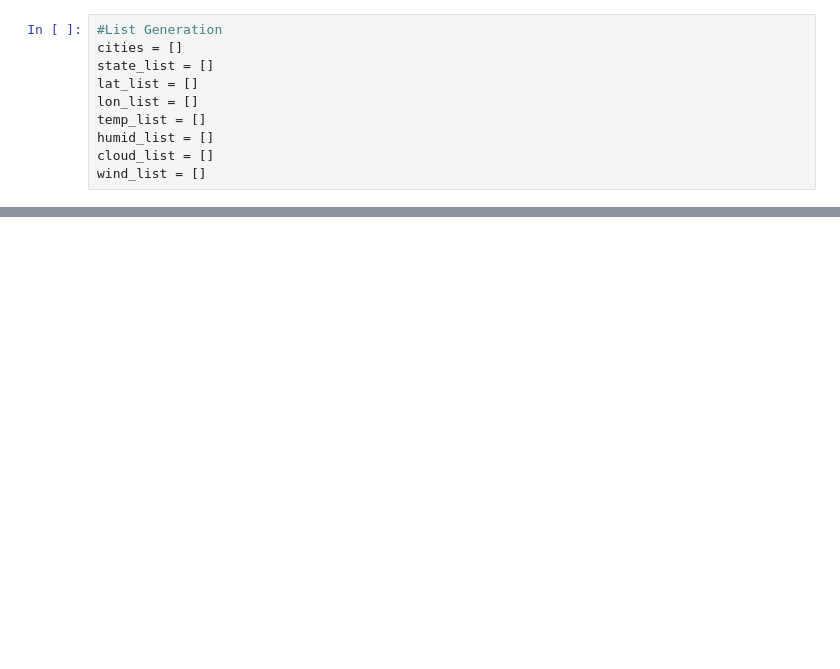
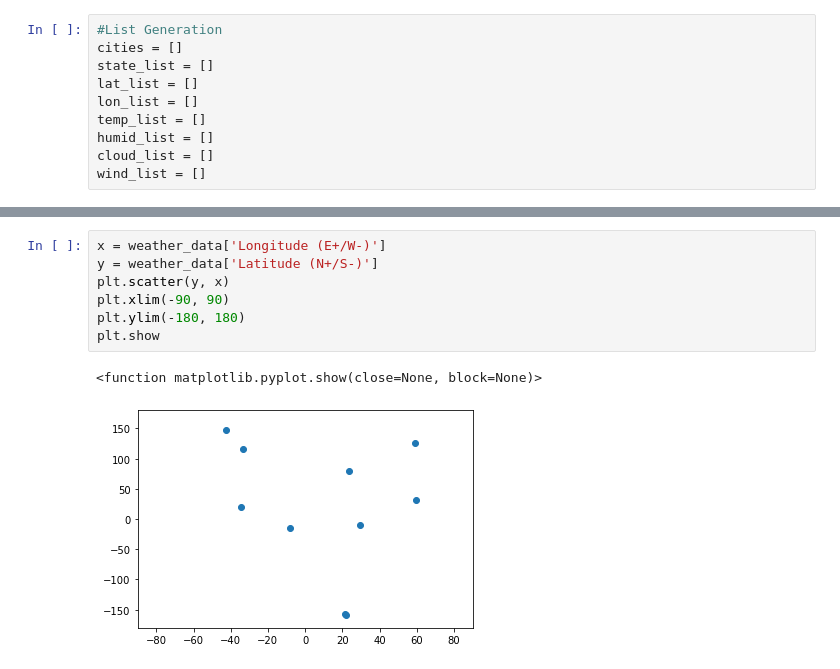
Before and after one commit to wgaechter/WG_API_HW, a Jupyter notebook: Code/WeatherPy/Weatehr_test.ipynb, the cells around one changed output, grey strips where cells are left out. Drawn from its saved outputs; the diff is of its cells as text; blank space fills up the shorter version.

```diff
--- a/Code/WeatherPy/Weatehr_test.ipynb
+++ b/Code/WeatherPy/Weatehr_test.ipynb
@@ -93,0 +177,10 @@ weather_data
+# %%
+x = weather_data['Longitude (E+/W-)']
+y = weather_data['Latitude (N+/S-)']
+plt.scatter(y, x)
+plt.xlim(-90, 90)
+plt.ylim(-180, 180)
+plt.show
+# %% [output]
+<function matplotlib.pyplot.show(close=None, block=None)>
+[figure, added]
```
Also changed, not shown: parts of 16 cells of this notebook, 2 other files.
